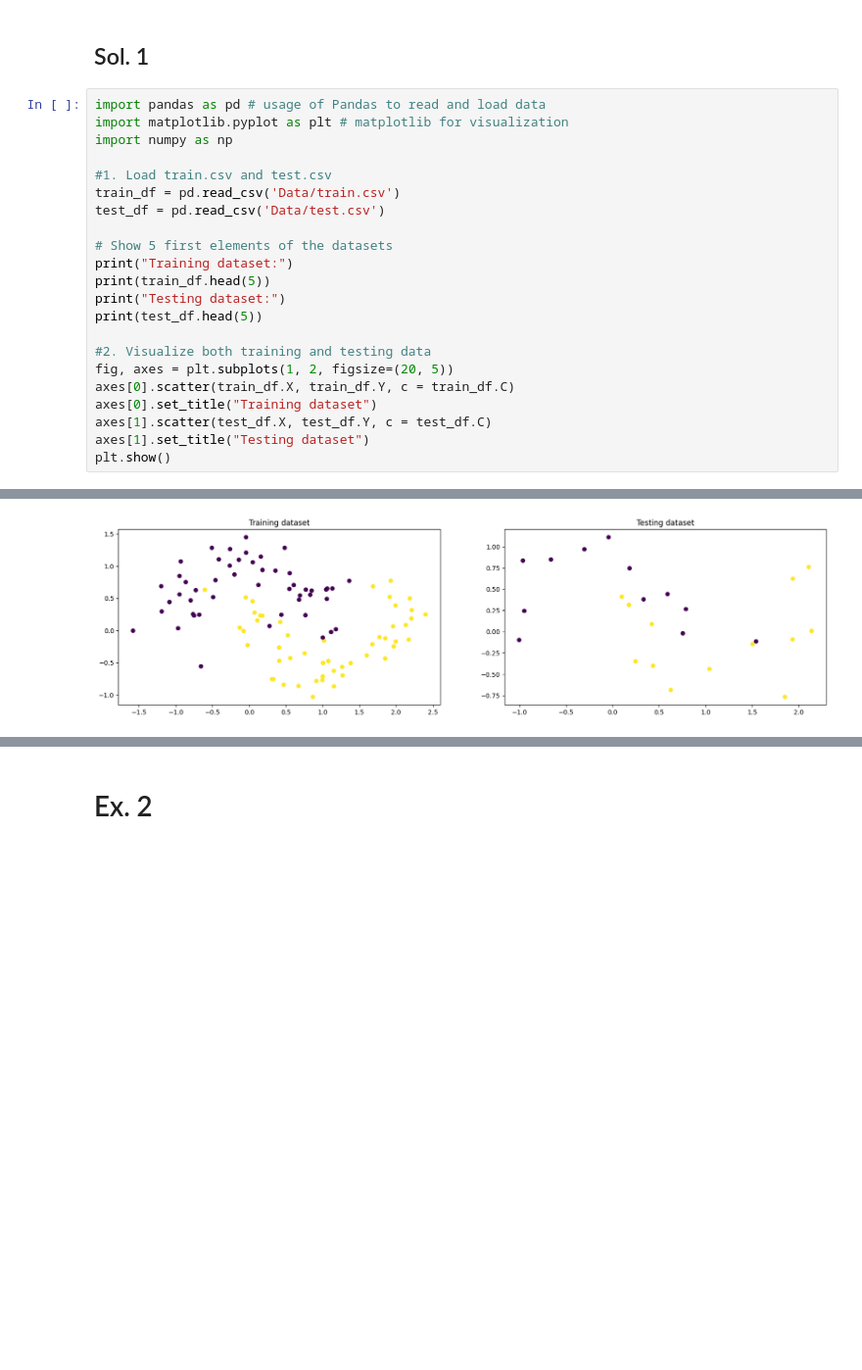
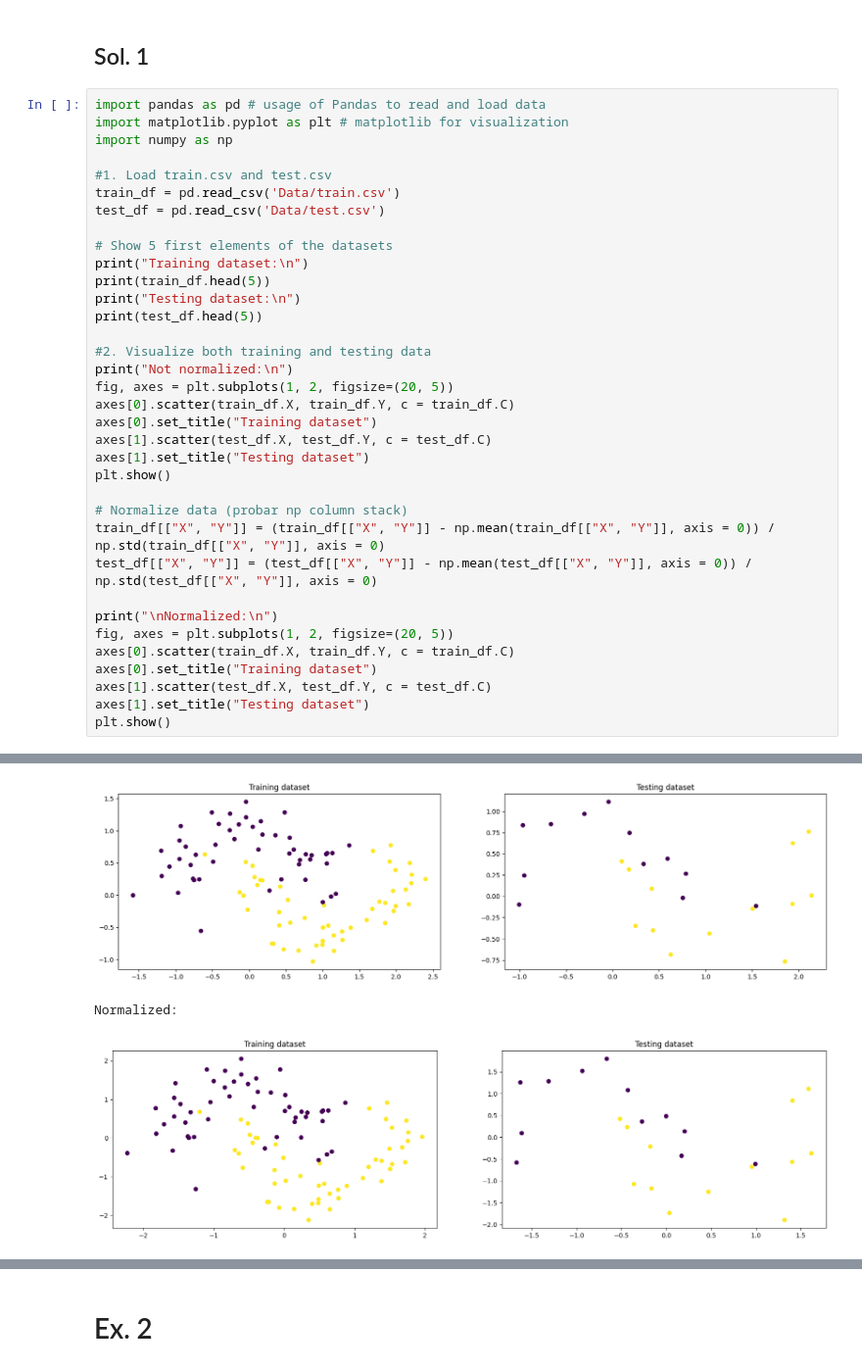
Before and after one commit to LucaFranceschi01/DL-2024, a Jupyter notebook: p1-intro/P1-Questions_Answers.ipynb, the cells around one changed output, grey strips where cells are left out. Shown at 98% size. Drawn from its saved outputs; the diff is of its cells as text; blank space fills up the shorter version.

```diff
--- a/p1-intro/P1-Questions_Answers.ipynb
+++ b/p1-intro/P1-Questions_Answers.ipynb
@@ -37,17 +37,30 @@ train_df = pd.read_csv('Data/train.csv')
 test_df = pd.read_csv('Data/test.csv')
 
 # Show 5 first elements of the datasets
-print("Training dataset:")
+print("Training dataset:\n")
 print(train_df.head(5))
-print("Testing dataset:")
+print("Testing dataset:\n")
 print(test_df.head(5))
 
 #2. Visualize both training and testing data
+print("Not normalized:\n")
 fig, axes = plt.subplots(1, 2, figsize=(20, 5))
 axes[0].scatter(train_df.X, train_df.Y, c = train_df.C)
 axes[0].set_title("Training dataset")
 axes[1].scatter(test_df.X, test_df.Y, c = test_df.C)
 axes[1].set_title("Testing dataset")
 plt.show()
+
+# Normalize data (probar np column stack)
+train_df[["X", "Y"]] = (train_df[["X", "Y"]] - np.mean(train_df[["X", "Y"]], axis = 0)) / np.std(train_df[["X", "Y"]], axis = 0)
+test_df[["X", "Y"]] = (test_df[["X", "Y"]] - np.mean(test_df[["X", "Y"]], axis = 0)) / np.std(test_df[["X", "Y"]], axis = 0)
+
+print("\nNormalized:\n")
+fig, axes = plt.subplots(1, 2, figsize=(20, 5))
+axes[0].scatter(train_df.X, train_df.Y, c = train_df.C)
+axes[0].set_title("Training dataset")
+axes[1].scatter(test_df.X, test_df.Y, c = test_df.C)
+axes[1].set_title("Testing dataset")
+plt.show()
 # %% [output]
 Training dataset:
@@ -67,4 +83,6 @@ Testing dataset:
 [figure]
+Normalized:
+[figure, added]
 # %%
 #3. Implementation of the MLP Class:
 class MLP(object):
```
Also changed, not shown: parts of 4 cells of this notebook.
